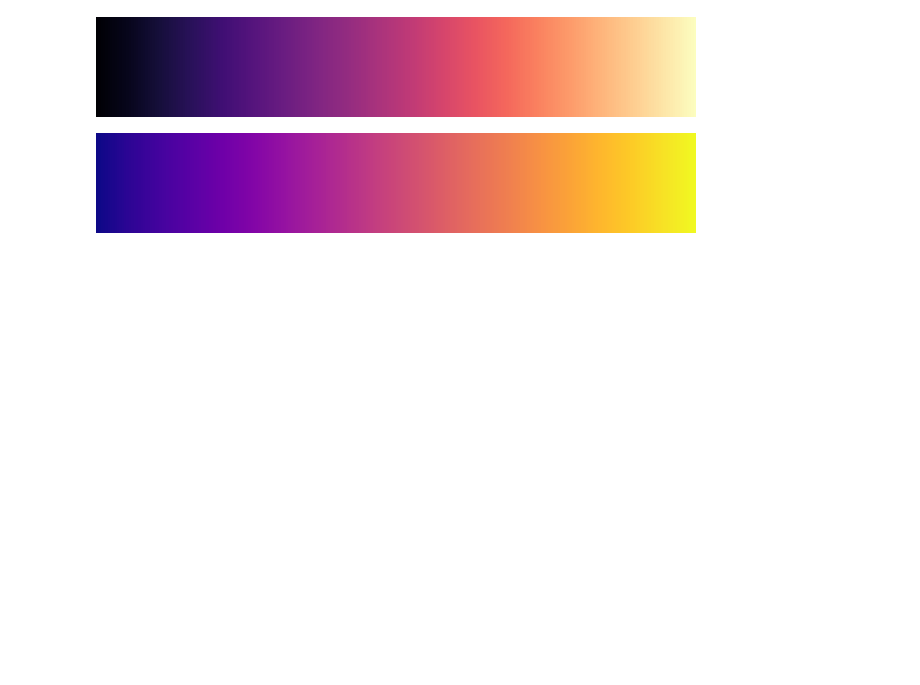
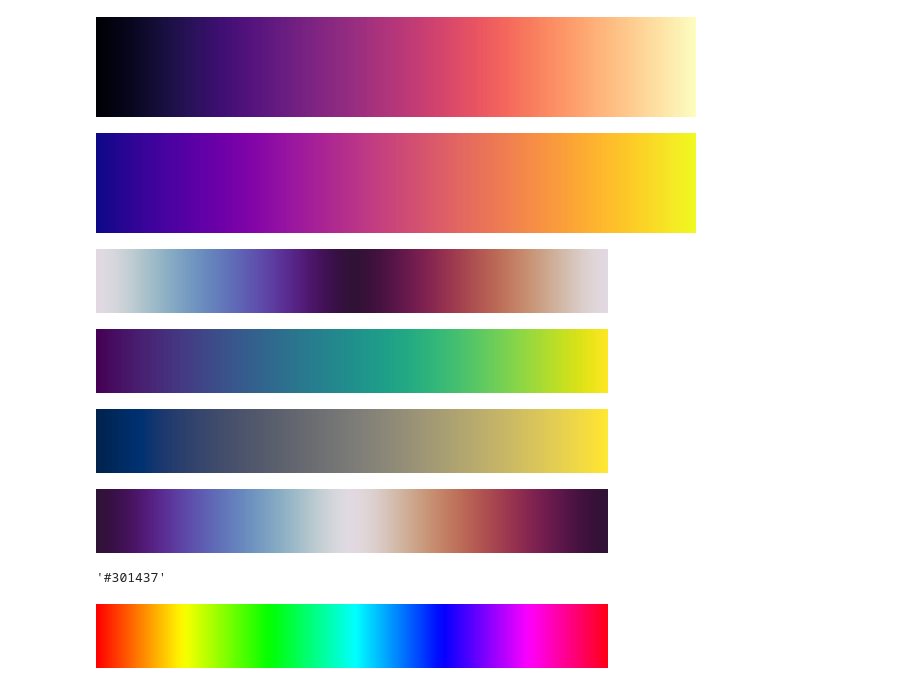
Before and after one commit to lexlapax/color_maps, a Jupyter notebook: notebooks/palettable_play.ipynb, the cells around one changed output. Saved outputs shown, nothing was run; the diff lists cells and outputs as text; code cells hidden in the pictures; blank space fills up the shorter version.

Commit message:
added lightbartlein, mycarta and mpl additional colormaps

```diff
--- a/notebooks/palettable_play.ipynb
+++ b/notebooks/palettable_play.ipynb
@@ -57,3 +58,27 @@ pal.matplotlib.Magma_20.show_continuous_image()
 pal.matplotlib.Plasma_20.show_continuous_image()
 # %% [output]
 [figure]
+# %%
+plt.colormaps.get_cmap('twilight')
+# %% [output]
+[figure, added]
+# %%
+plt.colormaps.get_cmap('viridis')
+# %% [output]
+[figure, added]
+# %%
+plt.colormaps.get_cmap('cividis')
+# %% [output]
+[figure, added]
+# %%
+plt.colormaps.get_cmap('twilight_shifted')
+# %% [output]
+[figure, added]
+# %%
+mpl.colors.to_hex(plt.colormaps.get_cmap('twilight_shifted').colors[0])
+# %% [output]
+'#301437'
+# %%
+plt.colormaps.get_cmap('hsv')
+# %% [output]
+[figure, added]
```
Also changed, not shown: parts of 3 cells of this notebook, 11 other files.
